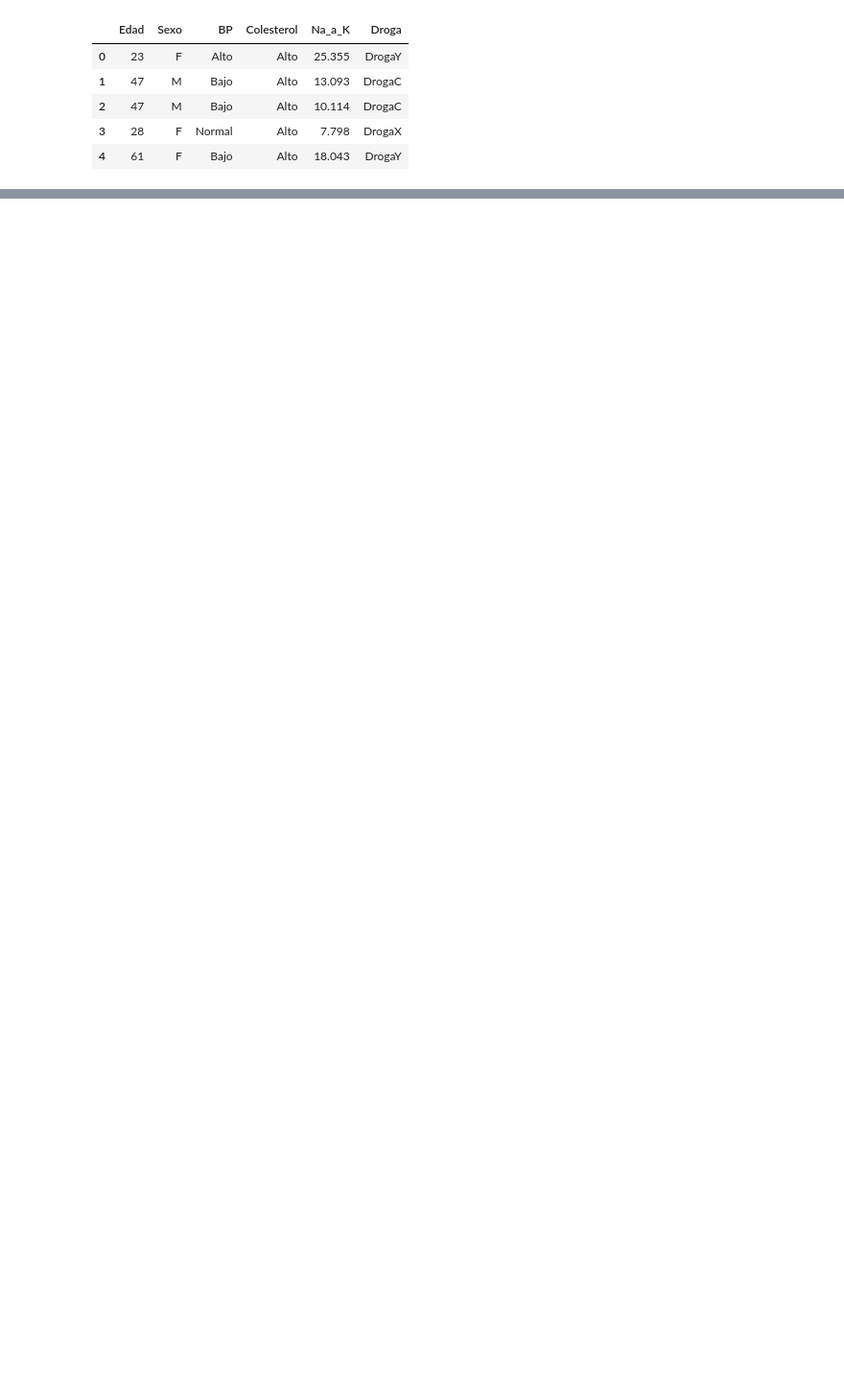
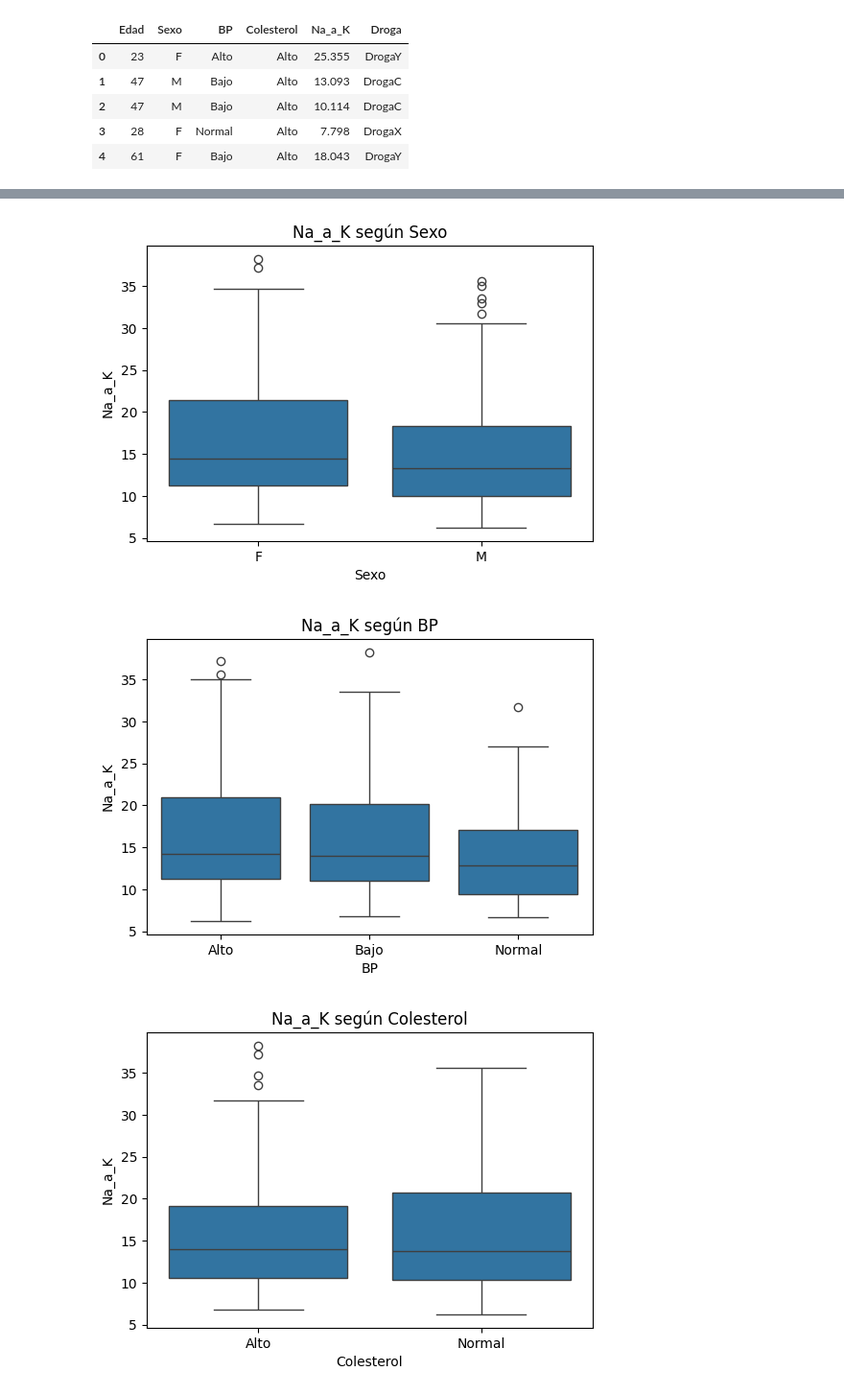
Before and after one commit to Kabarou/TP2_Mineria, a Jupyter notebook: tp2_mineria.ipynb, the cells around one changed output, grey strips where cells are left out. Shown at 96% size. Cells and saved outputs as stored; diff of their text form; code cells hidden in the pictures; blank space fills up the shorter version.

```diff
--- a/tp2_mineria.ipynb
+++ b/tp2_mineria.ipynb
@@ -193,0 +267,16 @@ memory usage: 9.5+ KB
+# %%
+"""
+Graficamos la relación entre las variables categóricas y la variable continua Na_a_K
+Para ver si hay alguna relación entre las variables categóricas y la variable continua Na_a_K
+y se puede llegar a explicar los valores atípicos de dicha variable.
+"""
+variables_categoricas = drogas.select_dtypes(include='object').columns
+for col in variables_categoricas:
+    plt.figure(figsize=(6, 4))
+    sns.boxplot(data=drogas, x=col, y='Na_a_K')
+    plt.title(f'Na_a_K según {col}')
+plt.show()
+# %% [output]
+[figure, added]
+[figure, added]
+[figure, added]
```
Also changed, not shown: parts of 31 cells of this notebook.
